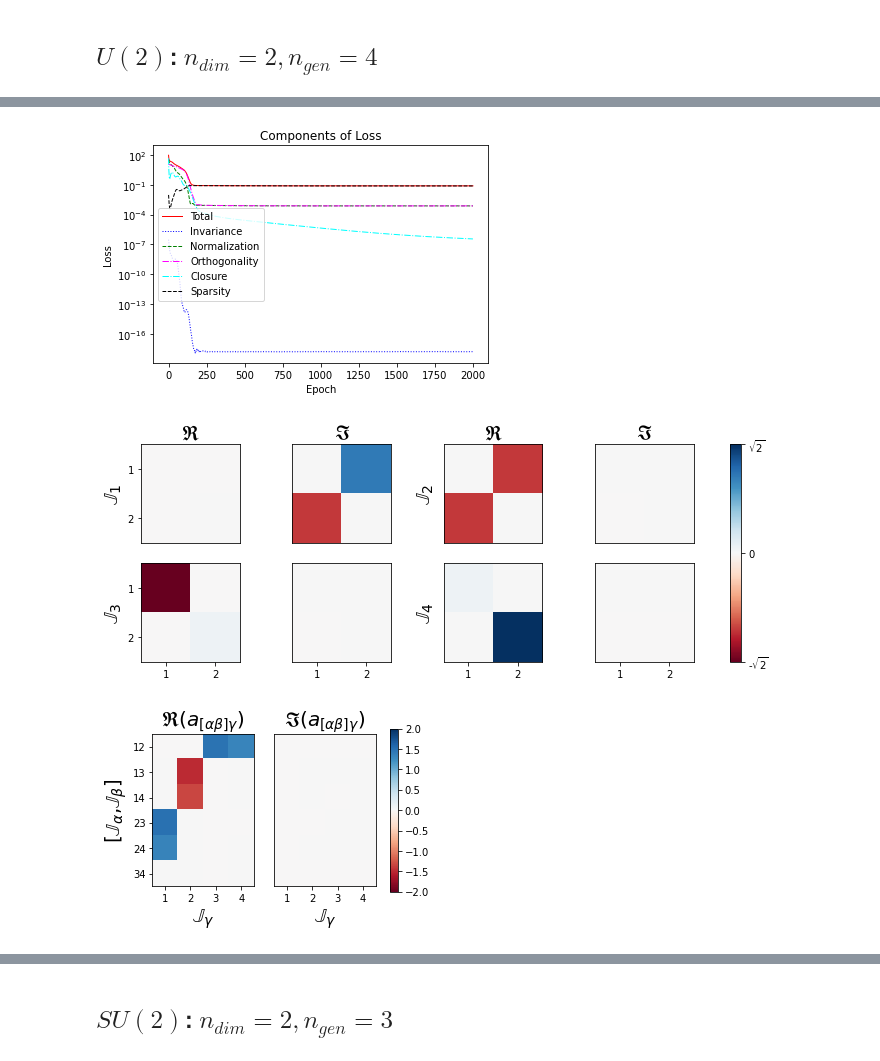
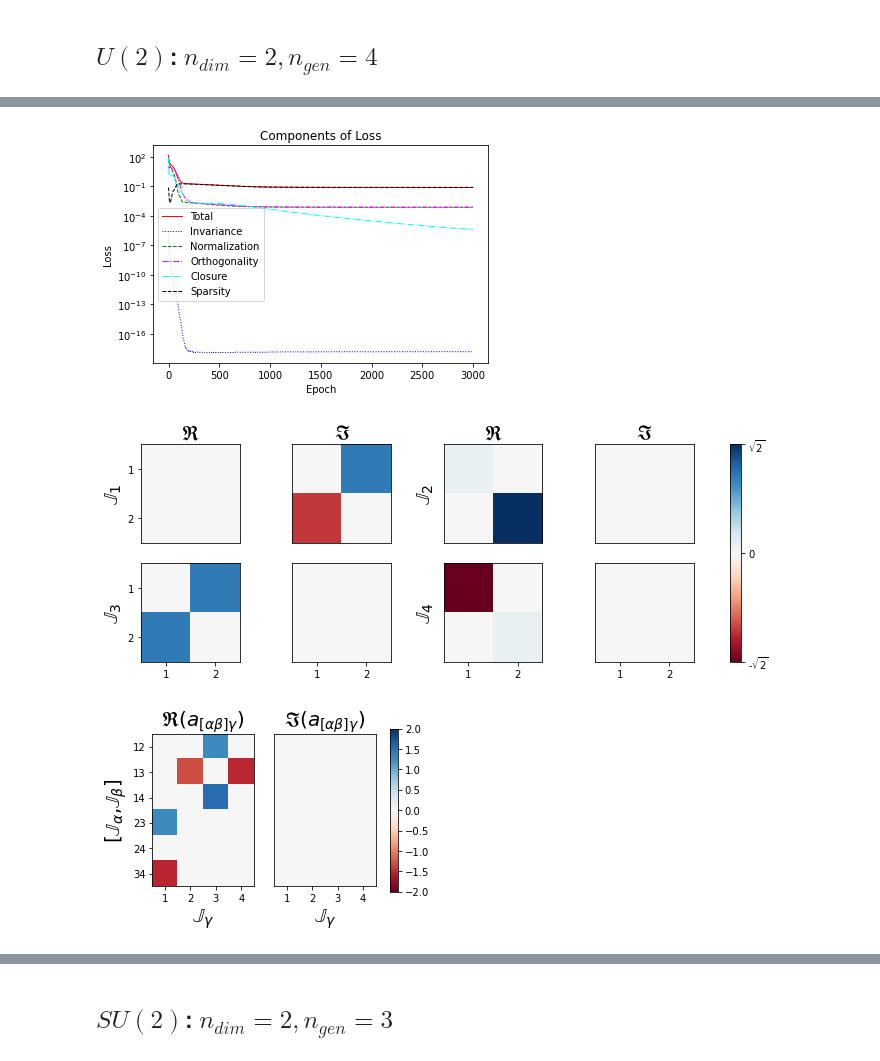
Before and after one commit to royforestano/Deep_Learning_Symmetries, a Jupyter notebook: Discovering_Sparse_Representations_of_Lie_Groups_with_Machine_Learning/sym_u_and_su_demo.ipynb, the cells around one changed output, grey strips where cells are left out. Saved outputs shown, nothing was run; the diff lists cells and outputs as text; code cells hidden in the pictures.

```diff
--- a/Discovering_Sparse_Representations_of_Lie_Groups_with_Machine_Learning/sym_u_and_su_demo.ipynb
+++ b/Discovering_Sparse_Representations_of_Lie_Groups_with_Machine_Learning/sym_u_and_su_demo.ipynb
@@ -48,7 +41,7 @@ n_gen   = 4     # N^2 for U(n) , N^2-1 for SU(n)
 n_com   = int(n_gen*(n_gen-1)/2)  # N_g choose 2 of these
 eps     = 1e-3
 lr      = 5e-2
-epochs  = 2000
+epochs  = 3000
 oracle = oracle_complex_norm
 include_sc = True
 
@@ -67,5 +60,5 @@ Total Time: 52.56416368
 Complete.
-[figure, old version]
+[figure, new version]
 # %%
 figsizeg = (13,4)
 rows = 2
@@ -73,13 +66,13 @@ cols = 2*2
 
 visualize_generators(figsize=figsizeg, n_dim=n_dim, n_gen=n_gen, eps=eps, gens_pred= gens_pred, rows=rows, cols=cols)
 # %% [output]
-[figure, old version]
+[figure, new version]
 # %%
 if n_gen>1 and include_sc:
     figsizec=(5,3)
     visualize_structure_constants(figsize=figsizec, n_gen=n_gen, n_com=n_com, struc_pred=struc_pred)
 # %% [output]
-[figure, old version]
+[figure, new version]
 # %%
 if n_gen>1 and include_sc:
     verify_struc_constants(n_gen=n_gen, struc_pred=struc_pred, gens_pred=gens_pred)
```
Also changed, not shown: parts of 26 cells of this notebook, 2 other files.
